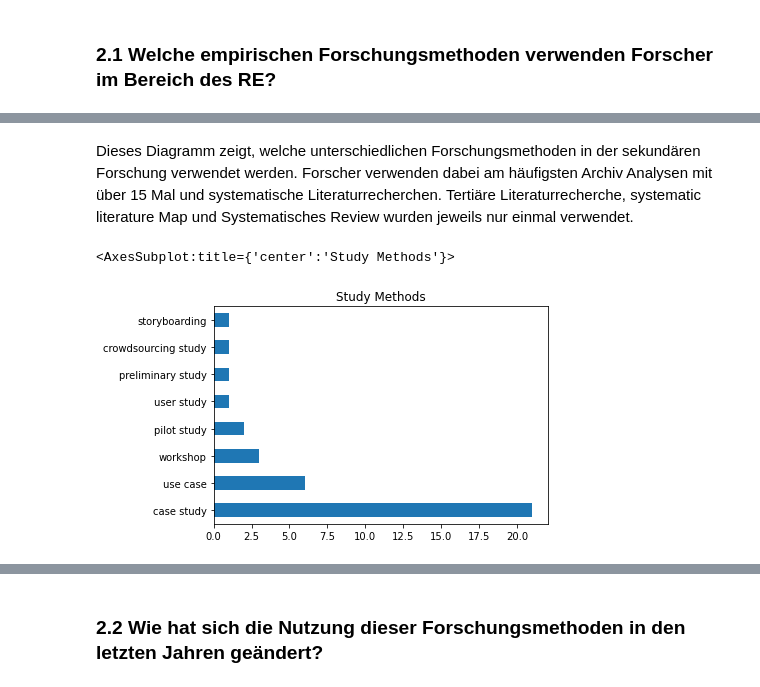
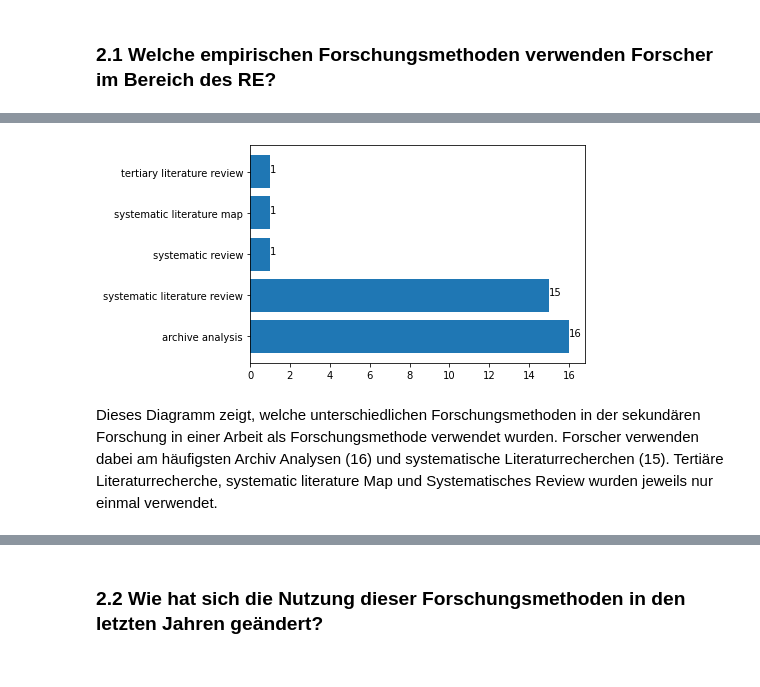
Before and after one commit to fWern/Bachelor-Thesis, a Jupyter notebook: sjoberg_roadmap_questions.ipynb, the cells around one changed output, grey strips where cells are left out. Cells and saved outputs as stored; diff of their text form; code cells hidden in the pictures.

```diff
--- a/sjoberg_roadmap_questions.ipynb
+++ b/sjoberg_roadmap_questions.ipynb
@@ -90,8 +93,11 @@ data['secondary_research'].value_counts().plot(kind='barh', title="Secondary Res
+# %%
+#secondary research methods
+index = data[~data['secondary_research'].isnull()]['secondary_research'].value_counts().index
+values =  data[~data['secondary_research'].isnull()]['secondary_research'].value_counts().values
+plt.barh(index, values)
+for index, value in enumerate(values):
+    plt.text(value, index, str(value))
+# %% [output]
+[figure, added]
 # %% [markdown]
-Dieses Diagramm zeigt, welche unterschiedlichen Forschungsmethoden in der sekundären Forschung verwendet werden. Forscher verwenden dabei am häufigsten Archiv Analysen mit über 15 Mal und systematische Literaturrecherchen. Tertiäre Literaturrecherche, systematic literature Map und Systematisches Review wurden jeweils nur einmal verwendet.
+Dieses Diagramm zeigt, welche unterschiedlichen Forschungsmethoden in der sekundären Forschung in einer Arbeit als Forschungsmethode verwendet wurden. Forscher verwenden dabei am häufigsten Archiv Analysen (16) und systematische Literaturrecherchen (15). Tertiäre Literaturrecherche, systematic literature Map und Systematisches Review wurden jeweils nur einmal verwendet.
-# %%
-#study methods
-data['study'].value_counts().plot(kind='barh', title="Study Methods")
-# %% [output]
-<AxesSubplot:title={'center':'Study Methods'}>
-[figure, removed]
```
Also changed, not shown: parts of 40 cells of this notebook.
